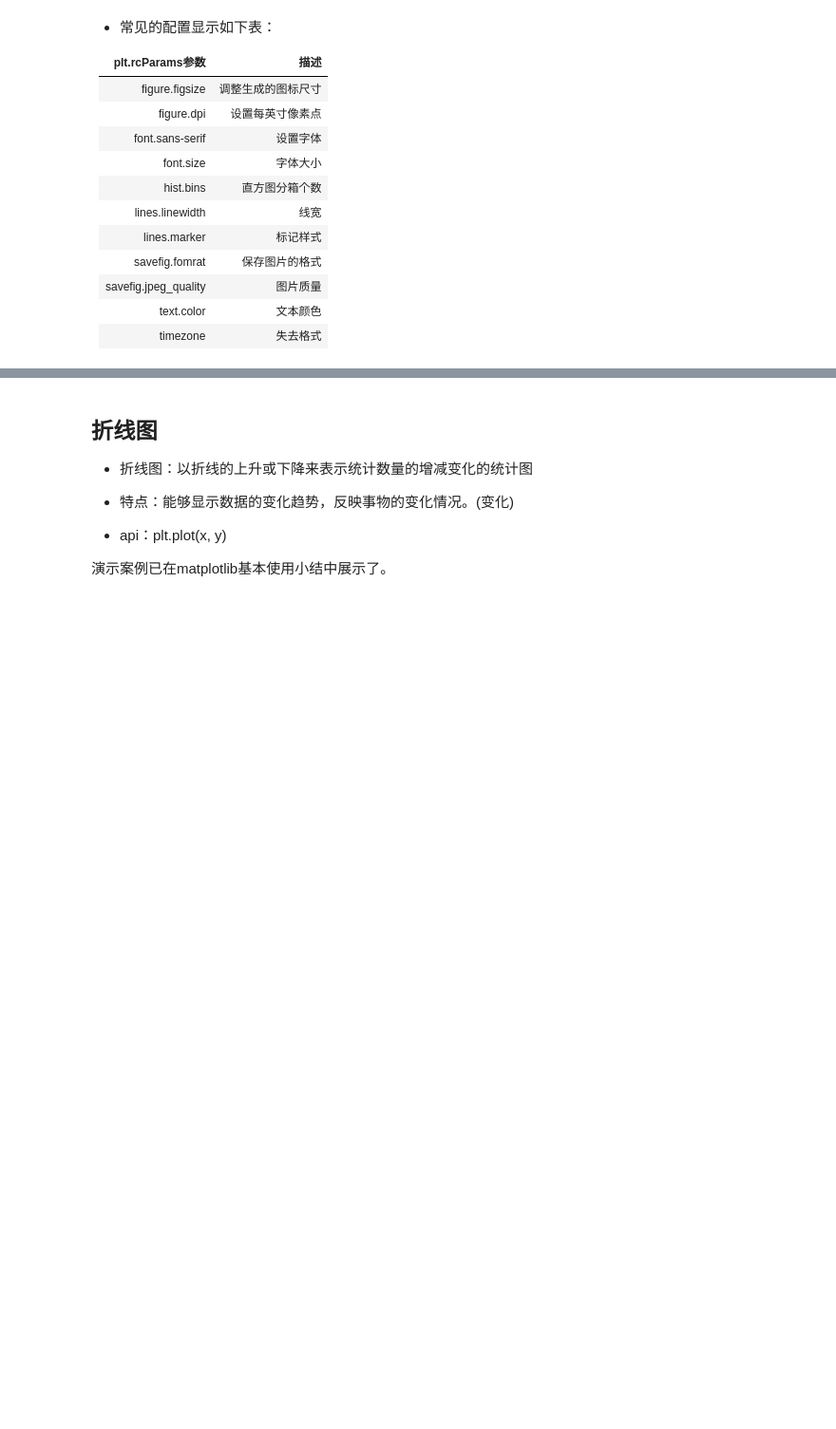
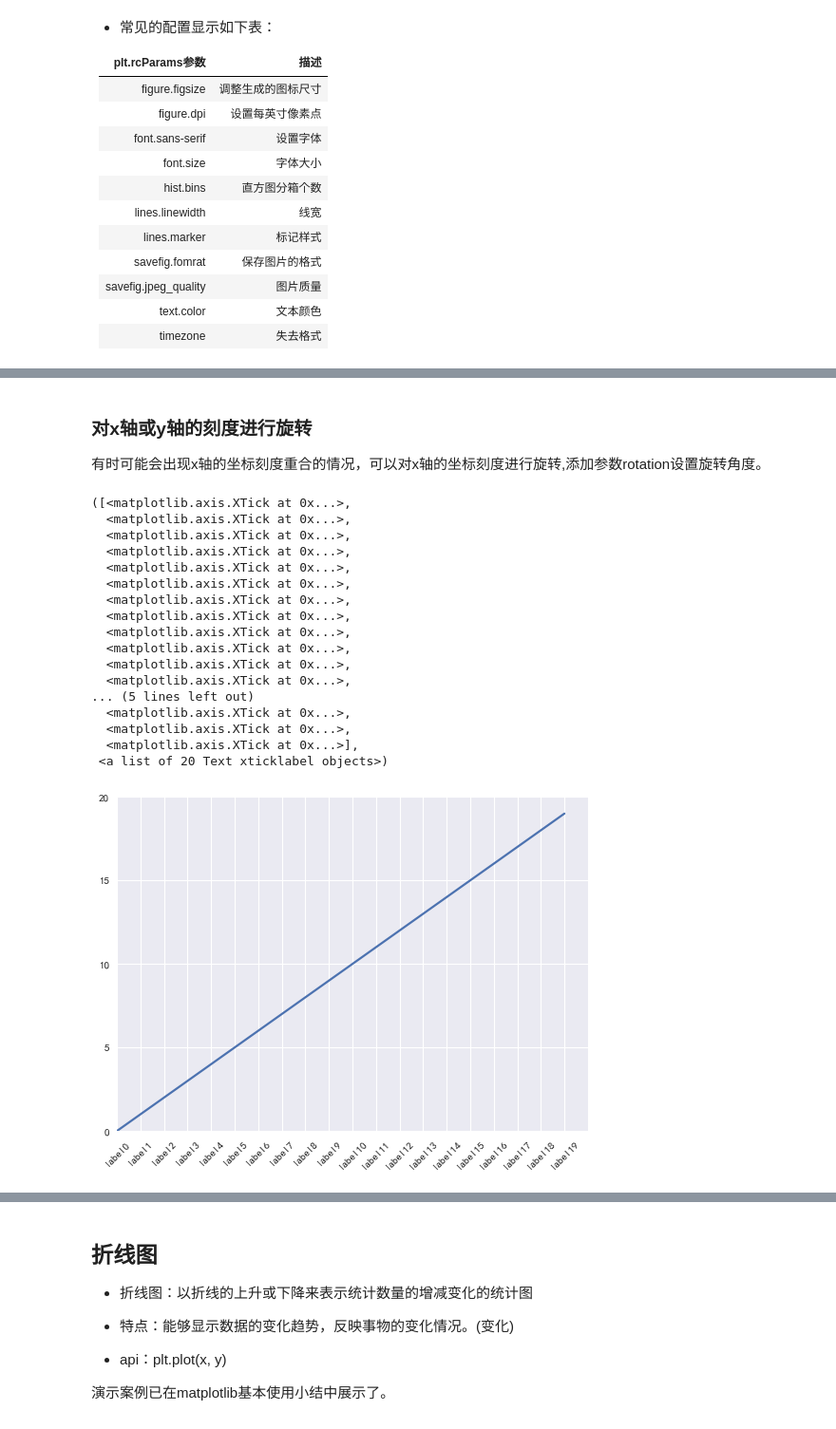
Before and after one commit to MooTong123/notebook, a Jupyter notebook: data_mining/intro_matplotlib.ipynb, the cells around one changed output, grey strips where cells are left out. Shown at 95% size. Saved outputs shown, nothing was run; the diff lists cells and outputs as text; code cells hidden in the pictures; blank space fills up the shorter version.

```diff
--- a/data_mining/intro_matplotlib.ipynb
+++ b/data_mining/intro_matplotlib.ipynb
@@ -659,0 +669,37 @@ plt.rcParams['lines.linewidth'] = 2
+# %% [markdown]
+### 对x轴或y轴的刻度进行旋转
+
+有时可能会出现x轴的坐标刻度重合的情况，可以对x轴的坐标刻度进行旋转,添加参数rotation设置旋转角度。
+# %%
+# 获取数据
+x = range(20)
+y = range(20)
+
+# 构建x轴刻度
+labels = ['label{}'.format(i) for i in range(20)]
+
+# 创建画布并进行绘制折线图
+fig = plt.figure()
+plt.plot(x,y)
+
+# 添加x轴刻度,旋转45度
+plt.xticks(x,labels,rotation=45)
+# %% [output]
+([<matplotlib.axis.XTick at 0x...>,
+  <matplotlib.axis.XTick at 0x...>,
+  <matplotlib.axis.XTick at 0x...>,
+  <matplotlib.axis.XTick at 0x...>,
+  <matplotlib.axis.XTick at 0x...>,
+  <matplotlib.axis.XTick at 0x...>,
+  <matplotlib.axis.XTick at 0x...>,
+  <matplotlib.axis.XTick at 0x...>,
+  <matplotlib.axis.XTick at 0x...>,
+  <matplotlib.axis.XTick at 0x...>,
+  <matplotlib.axis.XTick at 0x...>,
+  <matplotlib.axis.XTick at 0x...>,
+... (5 lines left out)
+  <matplotlib.axis.XTick at 0x...>,
+  <matplotlib.axis.XTick at 0x...>,
+  <matplotlib.axis.XTick at 0x...>],
+ <a list of 20 Text xticklabel objects>)
+[figure, added]
```
Also changed, not shown: parts of 28 cells of this notebook, 1 other file.
